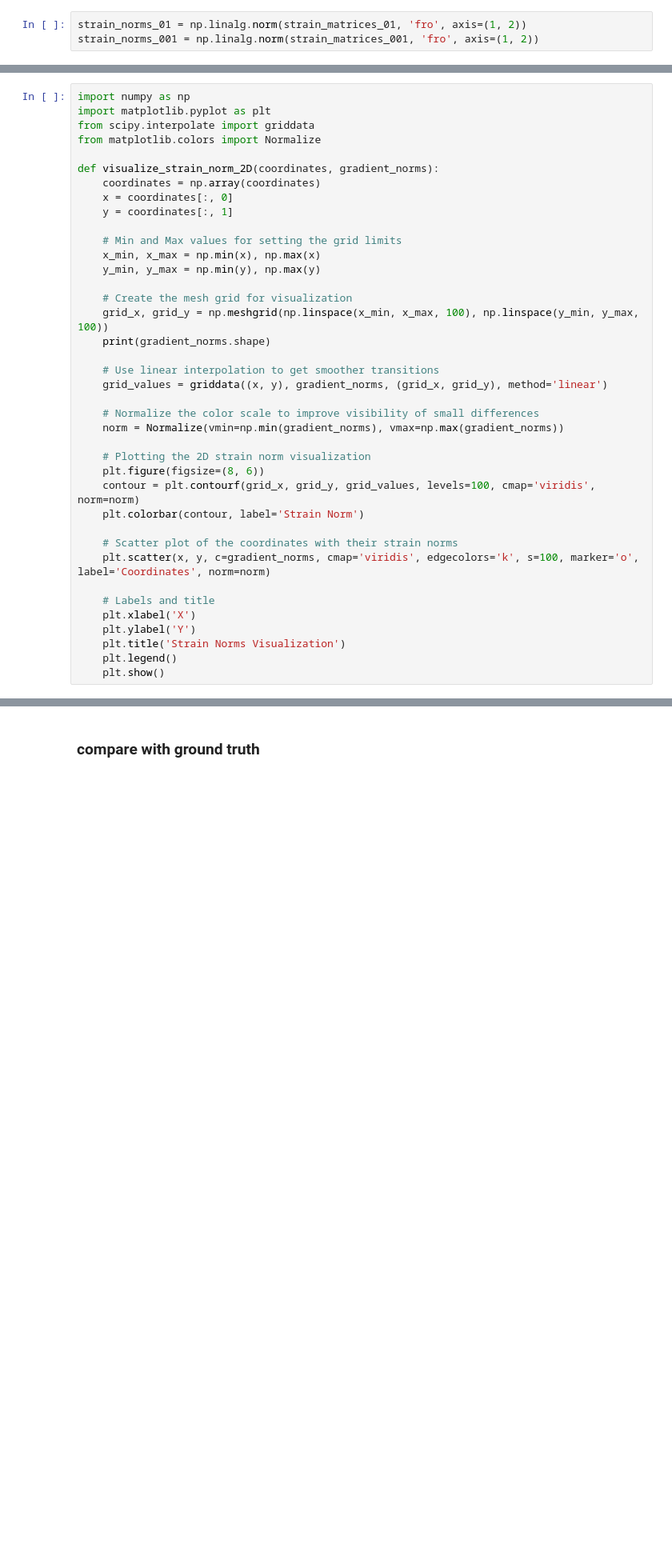
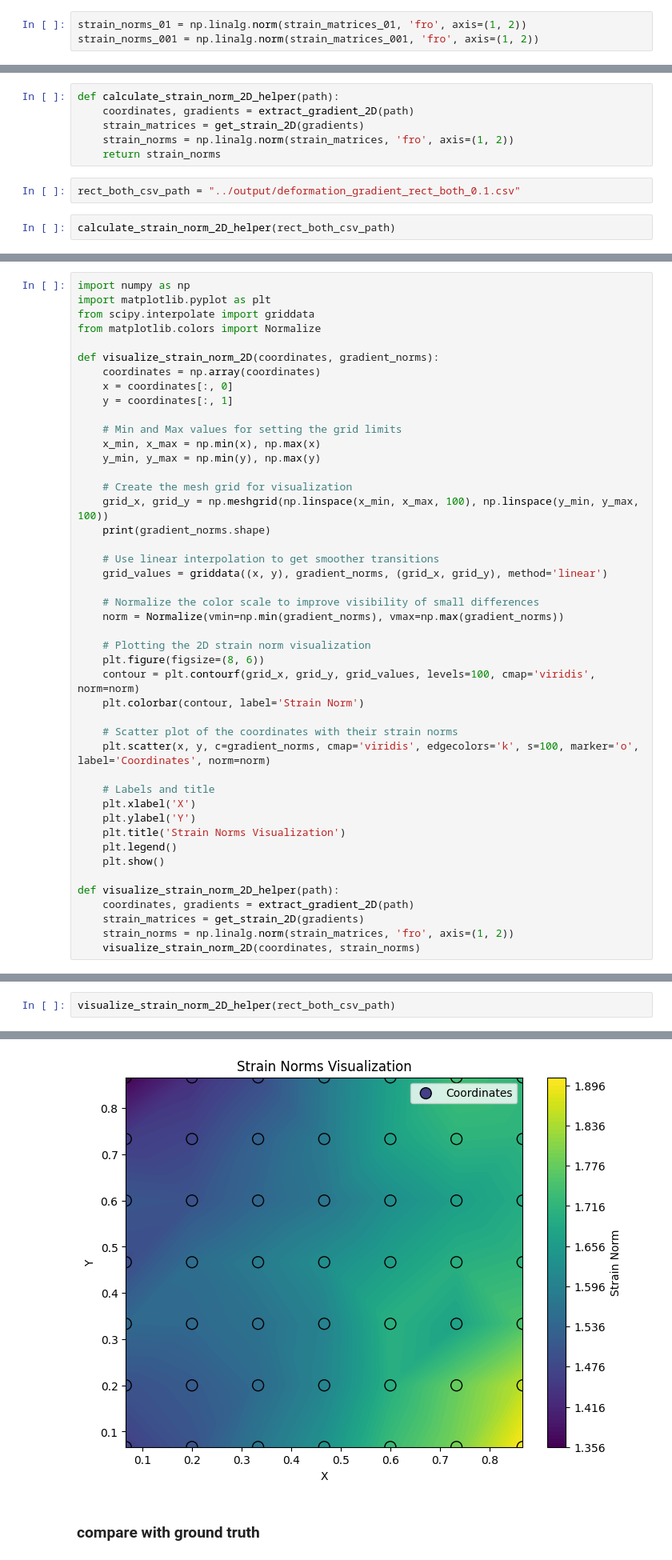
Before and after one commit to Xiaowen2024/GraphicsResearch, a Jupyter notebook: visualization/displacement_visualizer.ipynb, the cells around one changed output, grey strips where cells are left out. Shown at 80% size. Cells and saved outputs as stored; diff of their text form; blank space fills up the shorter version.

```diff
--- a/visualization/displacement_visualizer.ipynb
+++ b/visualization/displacement_visualizer.ipynb
@@ -496,0 +485,10 @@ sum(rect_strain_norms_00001), sum(rect_strain_norms_0001), sum(rect_strain_norms
+# %%
+def calculate_strain_norm_2D_helper(path):
+    coordinates, gradients = extract_gradient_2D(path)
+    strain_matrices = get_strain_2D(gradients)
+    strain_norms = np.linalg.norm(strain_matrices, 'fro', axis=(1, 2))
+    return strain_norms
+# %%
+rect_both_csv_path = "../output/deformation_gradient_rect_both_0.1.csv"
+# %%
+calculate_strain_norm_2D_helper(rect_both_csv_path)
@@ -533,3 +544,9 @@ def visualize_strain_norm_2D(coordinates, gradient_norms):
     plt.title('Strain Norms Visualization')
     plt.legend()
     plt.show()
+
+def visualize_strain_norm_2D_helper(path):
+    coordinates, gradients = extract_gradient_2D(path)
+    strain_matrices = get_strain_2D(gradients)
+    strain_norms = np.linalg.norm(strain_matrices, 'fro', axis=(1, 2))
+    visualize_strain_norm_2D(coordinates, strain_norms)
@@ -565,0 +553,3 @@ array([[[1.33342  , 0.574678 ],
+# %%
+visualize_strain_norm_2D_helper(rect_both_csv_path)
+# %% [output]
@@ -566,3 +557,4 @@ array([[[1.33342  , 0.574678 ],
+[figure, added]
 # %% [markdown]
 ### compare with ground truth
 # %%
```
Also changed, not shown: parts of 25 cells of this notebook, 3 other files.
